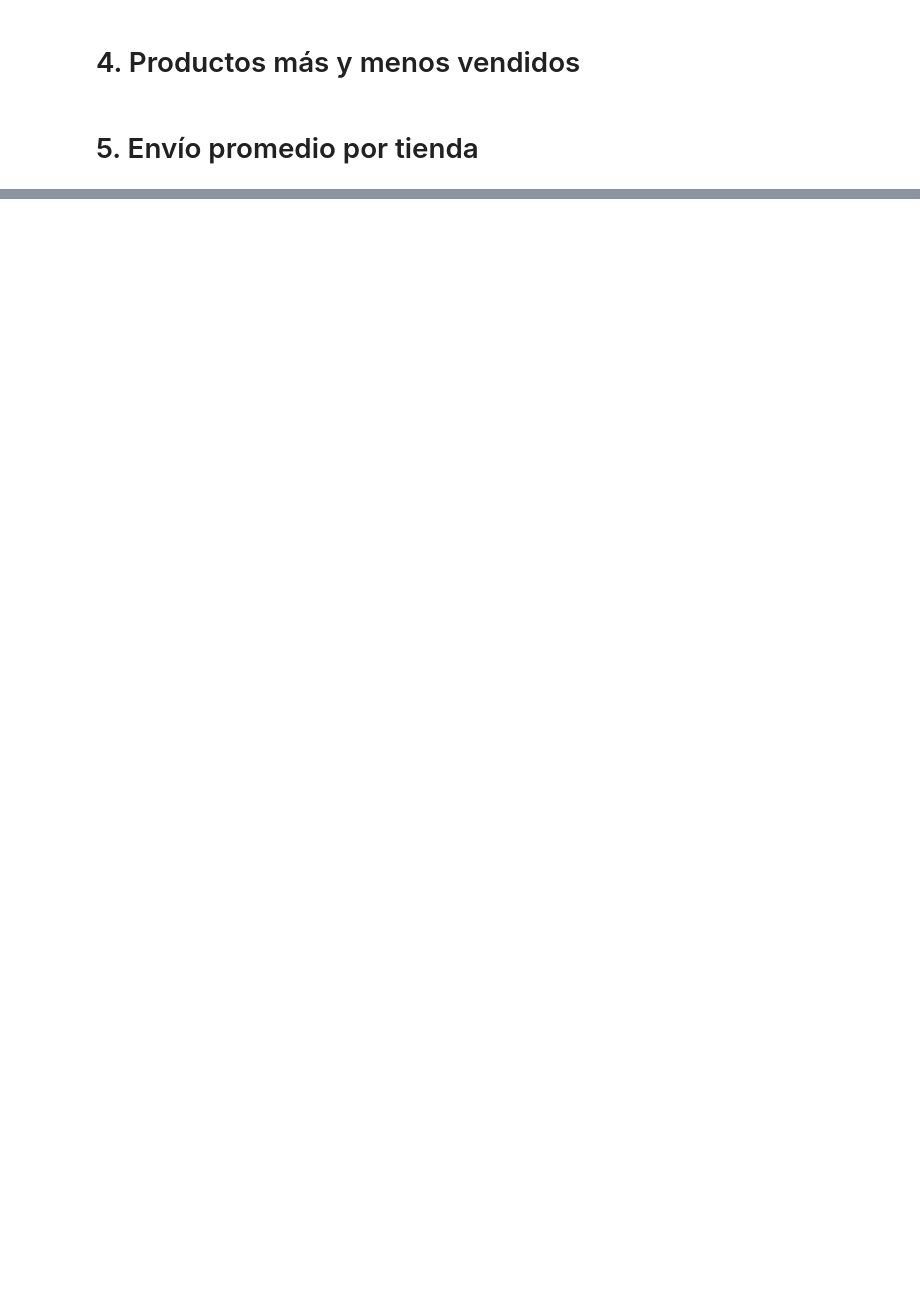
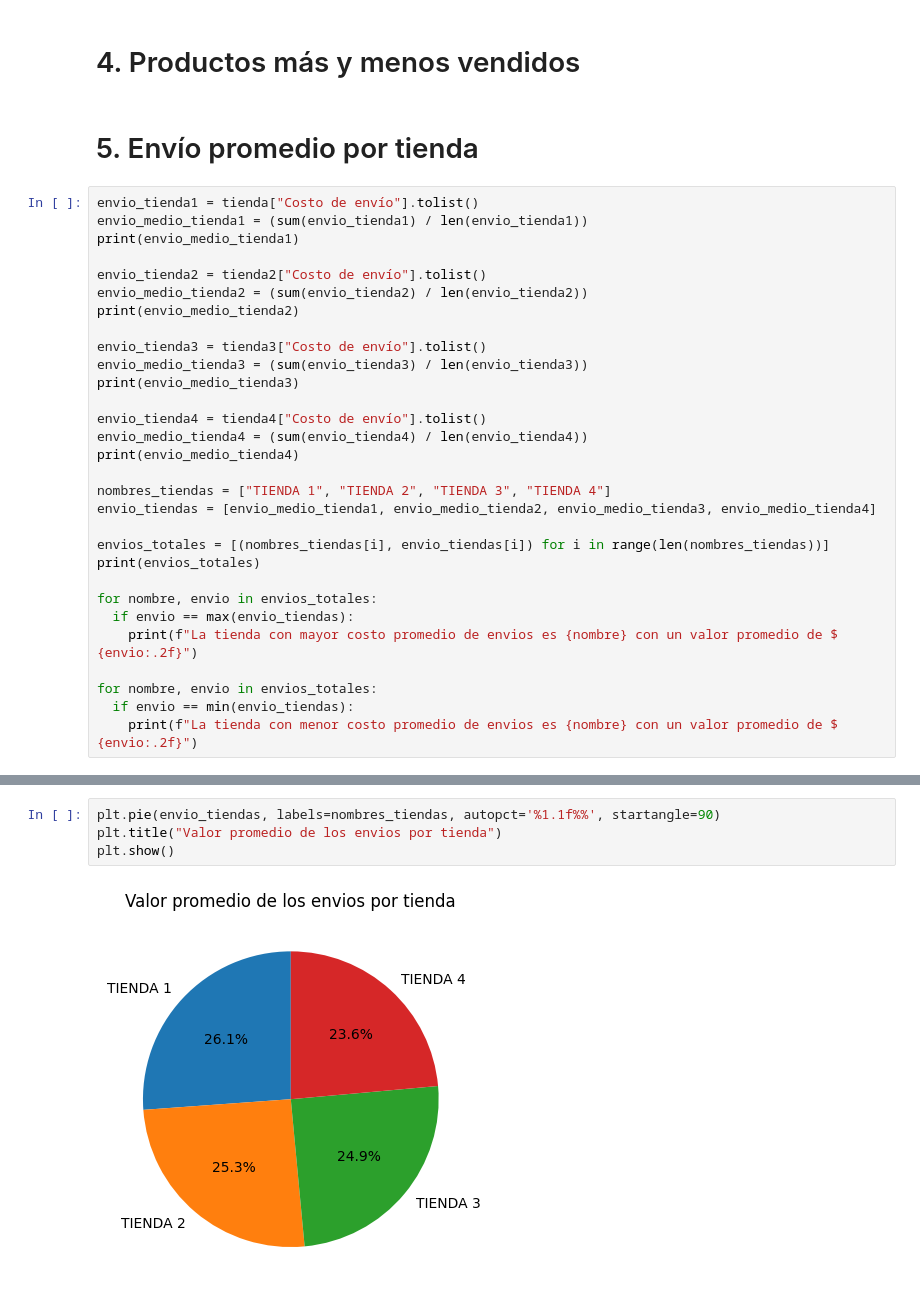
Before and after one commit to cmrondon2000/challenge1-data-science-latam, a Jupyter notebook: AluraStoreLatam.ipynb, the cells around one changed output, grey strips where cells are left out. Cells and saved outputs as stored; diff of their text form; blank space fills up the shorter version.

```diff
--- a/AluraStoreLatam.ipynb
+++ b/AluraStoreLatam.ipynb
@@ -79,3 +126,33 @@ plt.show()
 # 4. Productos más y menos vendidos
 # %% [markdown]
 # 5. Envío promedio por tienda
+# %%
+envio_tienda1 = tienda["Costo de envío"].tolist()
+envio_medio_tienda1 = (sum(envio_tienda1) / len(envio_tienda1))
+print(envio_medio_tienda1)
+
+envio_tienda2 = tienda2["Costo de envío"].tolist()
+envio_medio_tienda2 = (sum(envio_tienda2) / len(envio_tienda2))
+print(envio_medio_tienda2)
+
+envio_tienda3 = tienda3["Costo de envío"].tolist()
+envio_medio_tienda3 = (sum(envio_tienda3) / len(envio_tienda3))
+print(envio_medio_tienda3)
+
+envio_tienda4 = tienda4["Costo de envío"].tolist()
+envio_medio_tienda4 = (sum(envio_tienda4) / len(envio_tienda4))
+print(envio_medio_tienda4)
+
+nombres_tiendas = ["TIENDA 1", "TIENDA 2", "TIENDA 3", "TIENDA 4"]
+envio_tiendas = [envio_medio_tienda1, envio_medio_tienda2, envio_medio_tienda3, envio_medio_tienda4]
+
+envios_totales = [(nombres_tiendas[i], envio_tiendas[i]) for i in range(len(nombres_tiendas))]
+print(envios_totales)
+
+for nombre, envio in envios_totales:
+  if envio == max(envio_tiendas):
+    print(f"La tienda con mayor costo promedio de envios es {nombre} con un valor promedio de $ {envio:.2f}")
+
+for nombre, envio in envios_totales:
+  if envio == min(envio_tiendas):
+    print(f"La tienda con menor costo promedio de envios es {nombre} con un valor promedio de $ {envio:.2f}")
@@ -81,0 +167,6 @@ plt.show()
+# %%
+plt.pie(envio_tiendas, labels=nombres_tiendas, autopct='%1.1f%%', startangle=90)
+plt.title("Valor promedio de los envios por tienda")
+plt.show()
+# %% [output]
+[figure, added]
```
Also changed, not shown: parts of 3 cells of this notebook.
